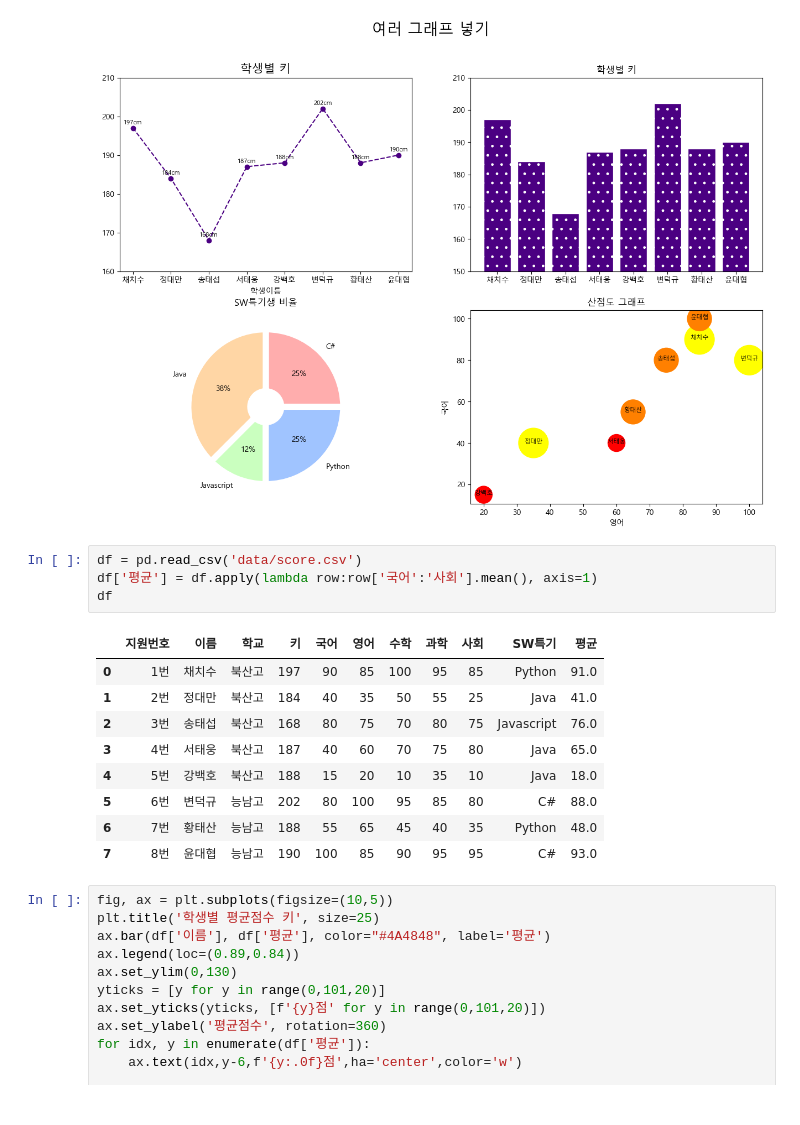
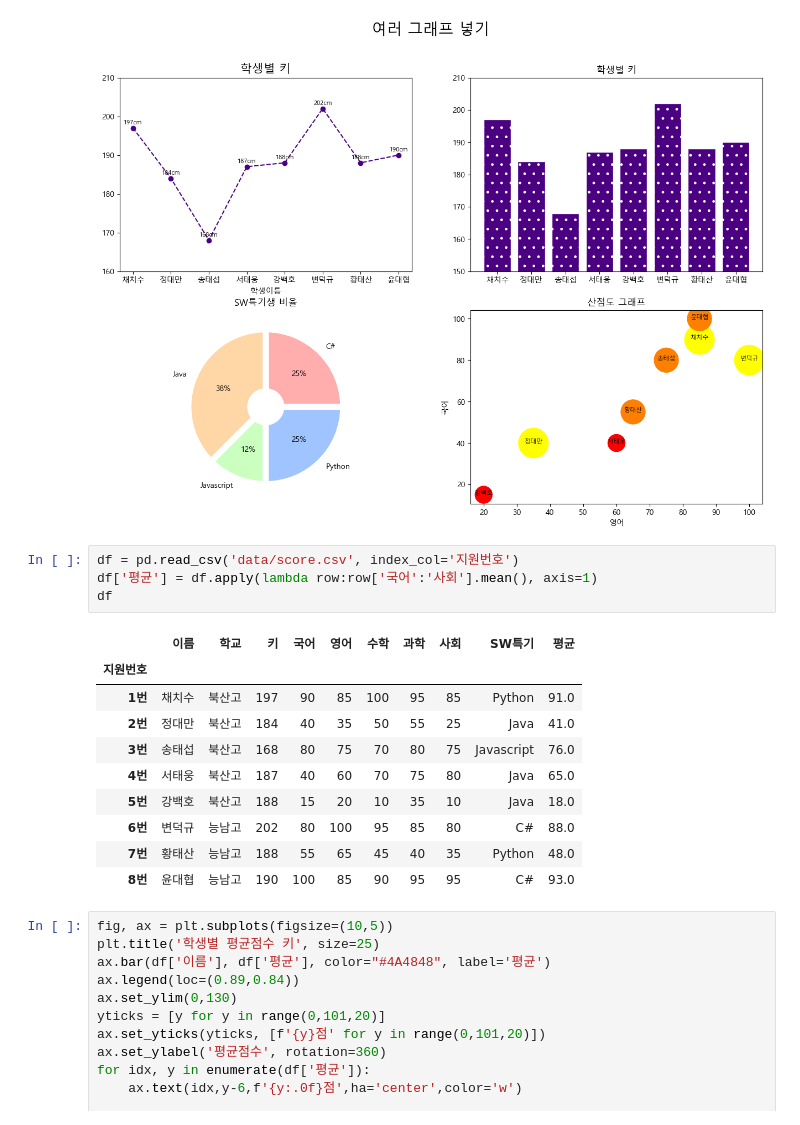
Before and after one commit to ckstjr-jdi/python2, a Jupyter notebook: 04.데이터시각화/14.여러그래프.ipynb, the cells around one changed output. Cells and saved outputs as stored; diff of their text form.

```diff
--- a/04.데이터시각화/14.여러그래프.ipynb
+++ b/04.데이터시각화/14.여러그래프.ipynb
@@ -52,19 +52,20 @@ plt.show()
 # %% [output]
 [figure]
 # %%
-df = pd.read_csv('data/score.csv')
+df = pd.read_csv('data/score.csv', index_col='지원번호')
 df['평균'] = df.apply(lambda row:row['국어':'사회'].mean(), axis=1)
 df
 # %% [output]
-|  | 지원번호 | 이름 | 학교 | 키 | 국어 | 영어 | 수학 | 과학 | 사회 | SW특기 | 평균 |
-| 0 | 1번 | 채치수 | 북산고 | 197 | 90 | 85 | 100 | 95 | 85 | Python | 91.0 |
-| 1 | 2번 | 정대만 | 북산고 | 184 | 40 | 35 | 50 | 55 | 25 | Java | 41.0 |
-| 2 | 3번 | 송태섭 | 북산고 | 168 | 80 | 75 | 70 | 80 | 75 | Javascript | 76.0 |
-| 3 | 4번 | 서태웅 | 북산고 | 187 | 40 | 60 | 70 | 75 | 80 | Java | 65.0 |
-| 4 | 5번 | 강백호 | 북산고 | 188 | 15 | 20 | 10 | 35 | 10 | Java | 18.0 |
-| 5 | 6번 | 변덕규 | 능남고 | 202 | 80 | 100 | 95 | 85 | 80 | C# | 88.0 |
-| 6 | 7번 | 황태산 | 능남고 | 188 | 55 | 65 | 45 | 40 | 35 | Python | 48.0 |
-| 7 | 8번 | 윤대협 | 능남고 | 190 | 100 | 85 | 90 | 95 | 95 | C# | 93.0 |
+|  | 이름 | 학교 | 키 | 국어 | 영어 | 수학 | 과학 | 사회 | SW특기 | 평균 |
+| 지원번호 |  |  |  |  |  |  |  |  |  |  |
+| 1번 | 채치수 | 북산고 | 197 | 90 | 85 | 100 | 95 | 85 | Python | 91.0 |
+| 2번 | 정대만 | 북산고 | 184 | 40 | 35 | 50 | 55 | 25 | Java | 41.0 |
+| 3번 | 송태섭 | 북산고 | 168 | 80 | 75 | 70 | 80 | 75 | Javascript | 76.0 |
+| 4번 | 서태웅 | 북산고 | 187 | 40 | 60 | 70 | 75 | 80 | Java | 65.0 |
+| 5번 | 강백호 | 북산고 | 188 | 15 | 20 | 10 | 35 | 10 | Java | 18.0 |
+| 6번 | 변덕규 | 능남고 | 202 | 80 | 100 | 95 | 85 | 80 | C# | 88.0 |
+| 7번 | 황태산 | 능남고 | 188 | 55 | 65 | 45 | 40 | 35 | Python | 48.0 |
+| 8번 | 윤대협 | 능남고 | 190 | 100 | 85 | 90 | 95 | 95 | C# | 93.0 |
 # %%
 fig, ax = plt.subplots(figsize=(10,5))
 plt.title('학생별 평균점수 키', size=25)
```
Also changed, not shown: 6 other files.
